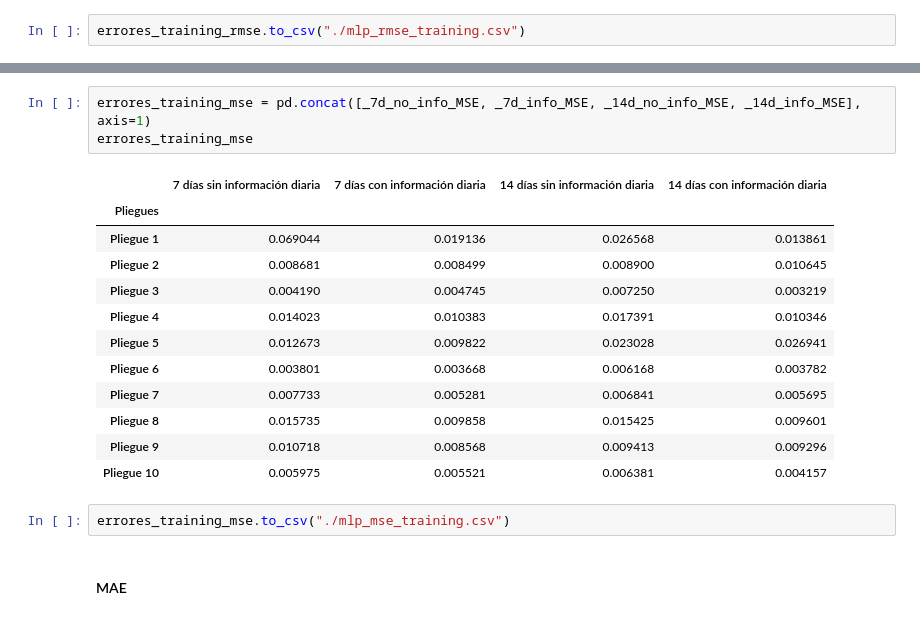
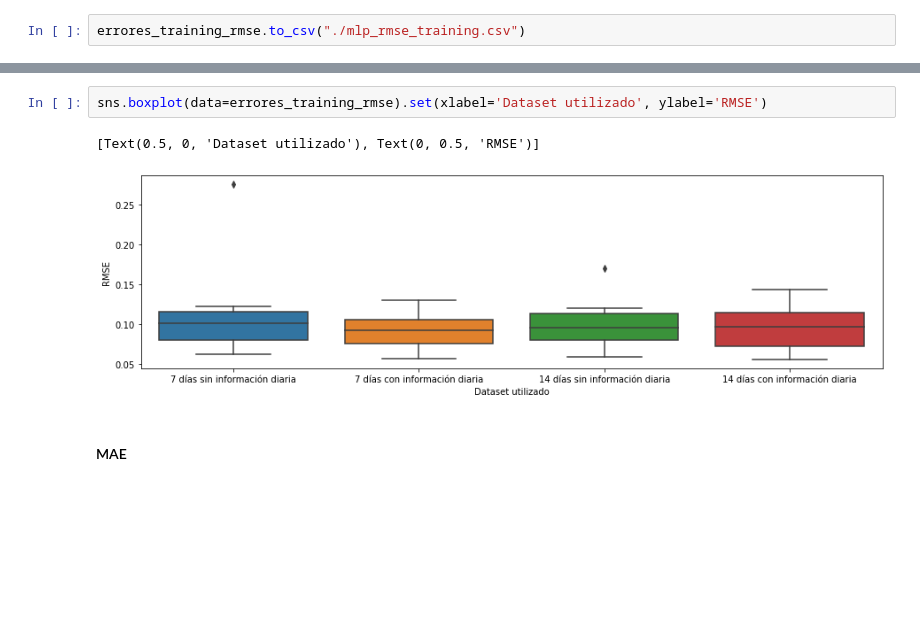
Before and after one commit to AlexMtGit/TFG, a Jupyter notebook: Notebooks/03_MLP.ipynb, the cells around one changed output, grey strips where cells are left out. Drawn from its saved outputs; the diff is of its cells as text; blank space fills up the shorter version.

```diff
--- a/Notebooks/03_MLP.ipynb
+++ b/Notebooks/03_MLP.ipynb
@@ -249,21 +249,8 @@ errores_training_rmse.to_csv("./mlp_rmse_training.csv")
-# %%
-errores_training_mse = pd.concat([_7d_no_info_MSE, _7d_info_MSE, _14d_no_info_MSE, _14d_info_MSE], axis=1)
-errores_training_mse
-# %% [output]
-|  | 7 días sin información diaria | 7 días con información diaria | 14 días sin información diaria | 14 días con información diaria |
-| Pliegues |  |  |  |  |
-| Pliegue 1 | 0.069044 | 0.019136 | 0.026568 | 0.013861 |
-| Pliegue 2 | 0.008681 | 0.008499 | 0.008900 | 0.010645 |
-| Pliegue 3 | 0.004190 | 0.004745 | 0.007250 | 0.003219 |
-| Pliegue 4 | 0.014023 | 0.010383 | 0.017391 | 0.010346 |
-| Pliegue 5 | 0.012673 | 0.009822 | 0.023028 | 0.026941 |
-| Pliegue 6 | 0.003801 | 0.003668 | 0.006168 | 0.003782 |
-| Pliegue 7 | 0.007733 | 0.005281 | 0.006841 | 0.005695 |
-| Pliegue 8 | 0.015735 | 0.009858 | 0.015425 | 0.009601 |
-| Pliegue 9 | 0.010718 | 0.008568 | 0.009413 | 0.009296 |
-| Pliegue 10 | 0.005975 | 0.005521 | 0.006381 | 0.004157 |
-# %%
-errores_training_mse.to_csv("./mlp_mse_training.csv")
+# %%
+sns.boxplot(data=errores_training_rmse).set(xlabel='Dataset utilizado', ylabel='RMSE')
+# %% [output]
+[Text(0.5, 0, 'Dataset utilizado'), Text(0, 0.5, 'RMSE')]
+[figure, added]
 # %% [markdown]
 #### MAE
 # %%
```
Also changed, not shown: parts of 13 cells of this notebook, 52 other files.
